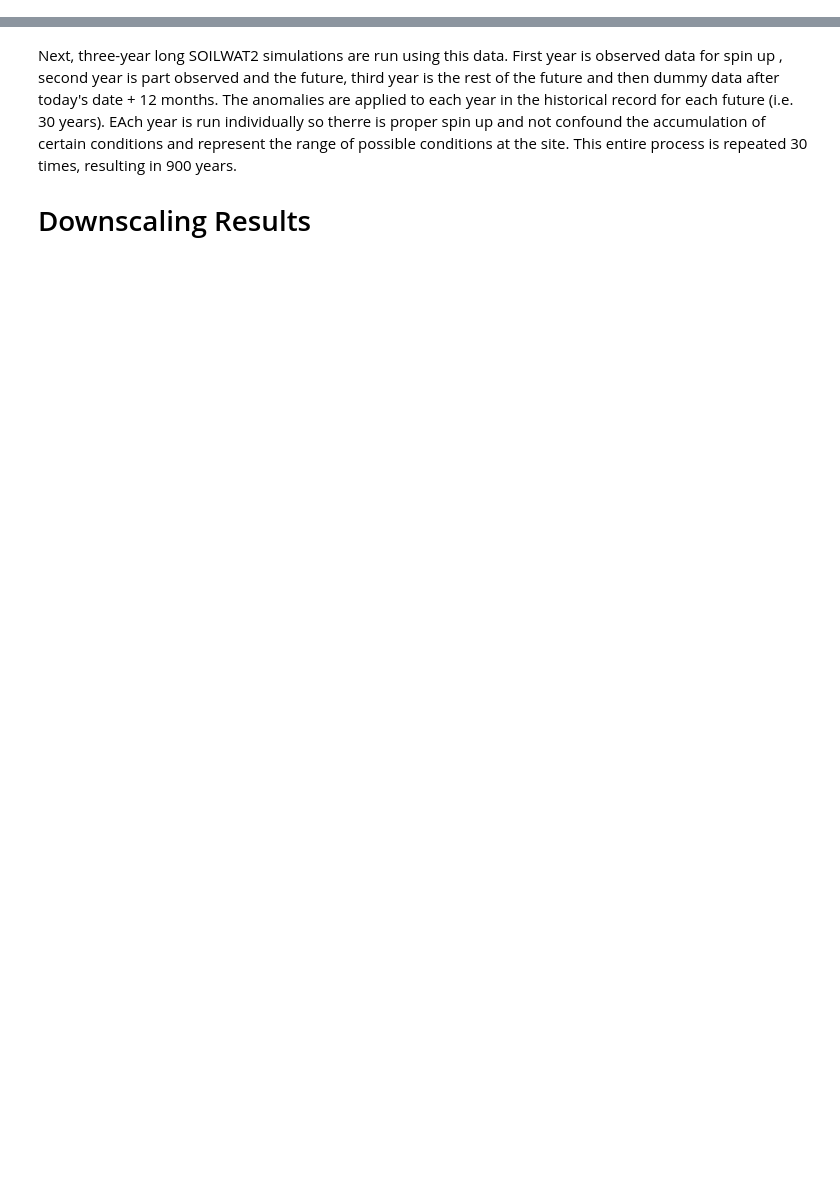
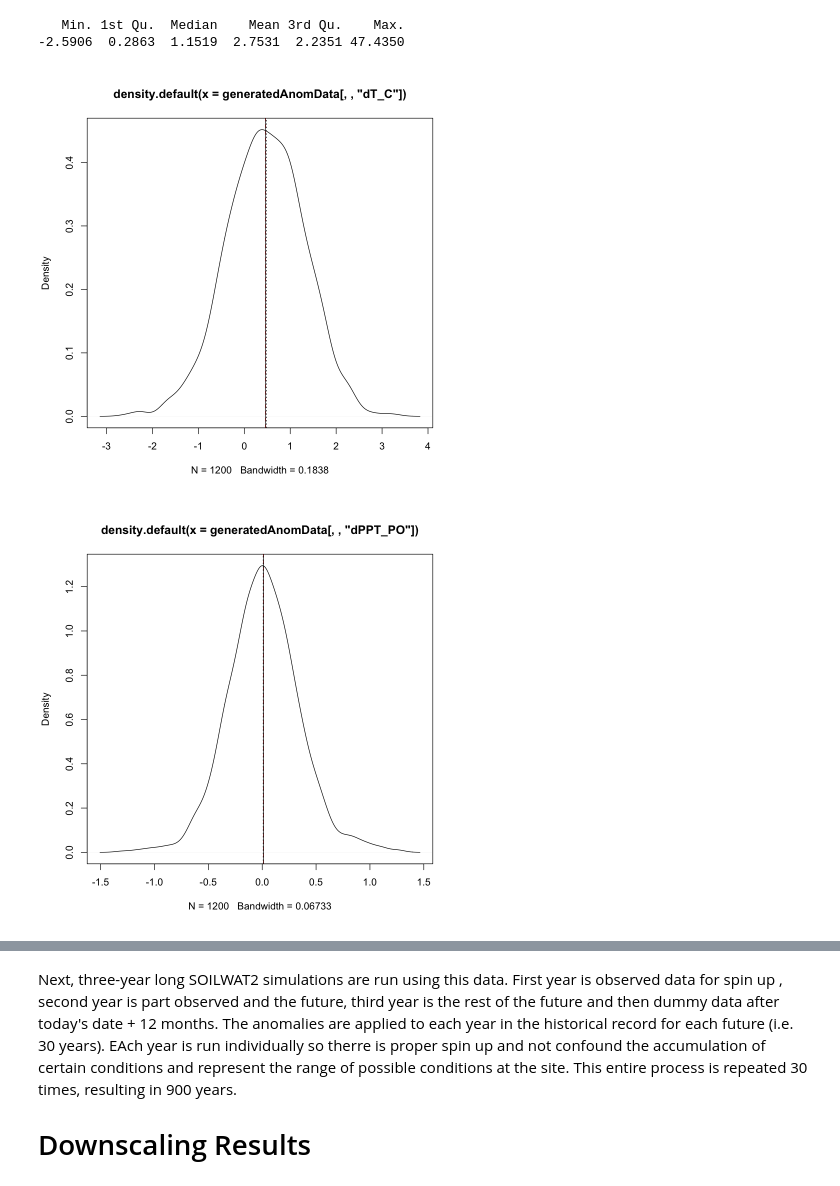
Before and after one commit to DrylandEcology/gridSTDF, a Jupyter notebook: ShortTermDroughtForecaster_Logic.ipynb, the cells around one changed output, grey strips where cells are left out. Saved outputs shown, nothing was run; the diff lists cells and outputs as text; code cells hidden in the pictures; blank space fills up the shorter version.

```diff
--- a/ShortTermDroughtForecaster_Logic.ipynb
+++ b/ShortTermDroughtForecaster_Logic.ipynb
@@ -229,0 +157,53 @@ For these broad forecasts to reflect site-specific climatology we apply these re
+# %%
+# function to create anomaly data - for now we will look at saved data
+  #generatedAnomData <- generateAnomalyData(monthlyWdata, TempAnoms, PPTAnoms,
+  #                                         leads = seq_len(Nleads), Nleads = Nleads,
+  #                                         n = n)
+
+summary(generatedAnomData)
+
+# Check that means have no bias compared to forecasted NWS means
+plot(density(generatedAnomData[, , "dT_C"]))
+abline(v = mean(TempAnoms$Anom_C), col = "red", lty = 2)
+abline(v = mean(generatedAnomData[, , "dT_C"]))
+abline(v = median(generatedAnomData[, , "dT_C"]), lty = 3)
+
+plot(density(generatedAnomData[, , "dPPT_PO"]))
+abline(v = mean(PPTAnoms$Anom_PO), col = "red", lty = 2)
+abline(v = mean(generatedAnomData[, , "dPPT_PO"]))
+abline(v = median(generatedAnomData[, , "dPPT_PO"]), lty = 3)
+
+
+# Check that means have no bias compared to forecasted NWS means
+tmp_mean <- apply(
+  X = generatedAnomData,
+  MARGIN = c(1,3),
+  FUN = mean
+)
+
+plot(
+  tmp_mean[,1:2],
+  as.matrix(cbind(TempAnoms$Anom_C[1:12], PPTAnoms$Anom_PO[1:12]))
+)
+abline(0, 1, col = "red")
+
+
+# Check that SDs have no bias compared to forecasted NWS SDs
+tmp_sd <- apply(
+  X = generatedAnomData,
+  MARGIN = c(1,3),
+  FUN = sd
+)
+
+plot(
+  tmp_sd[,1:2],
+  as.matrix(cbind(TempAnoms$ForecastedSD_Temp_C[1:12], PPTAnoms$ForecastedSD[1:12]))
+)
+abline(0, 1, col = "red")
+
+# TO do - add covariances.
+# %% [output]
+   Min. 1st Qu.  Median    Mean 3rd Qu.    Max.
+-2.5906  0.2863  1.1519  2.7531  2.2351 47.4350
+[figure, added]
+[figure, added]
```
Also changed, not shown: parts of 27 cells of this notebook, 30 other files.
